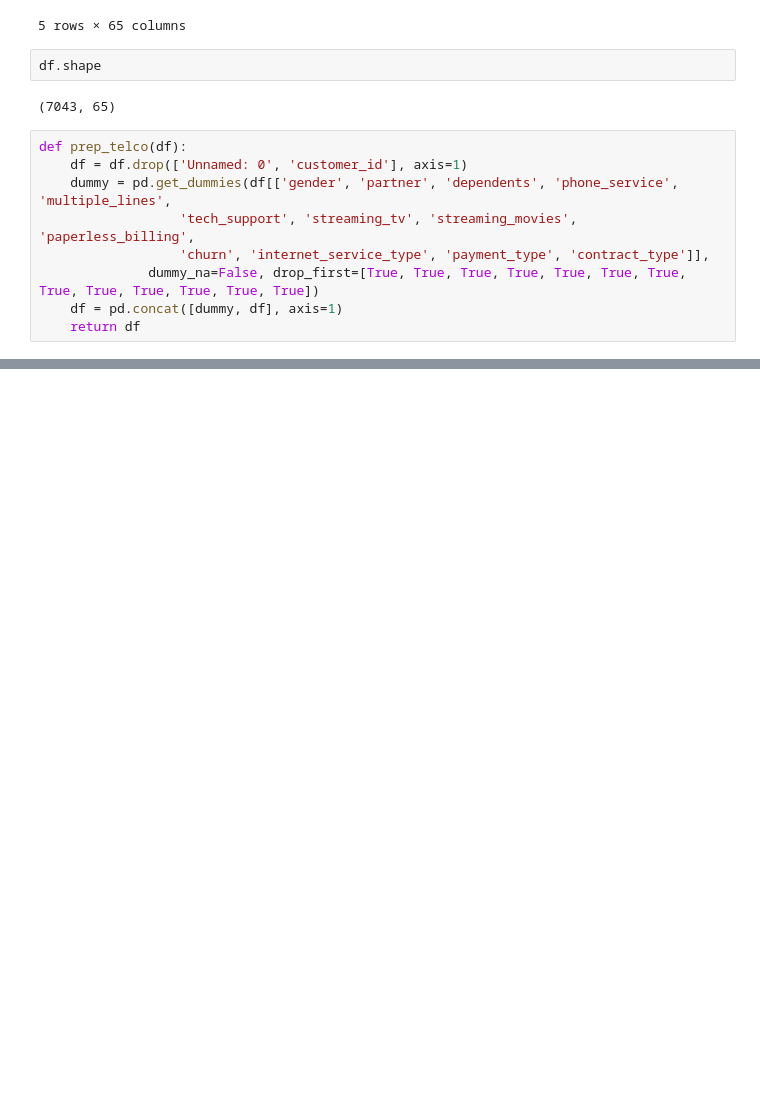
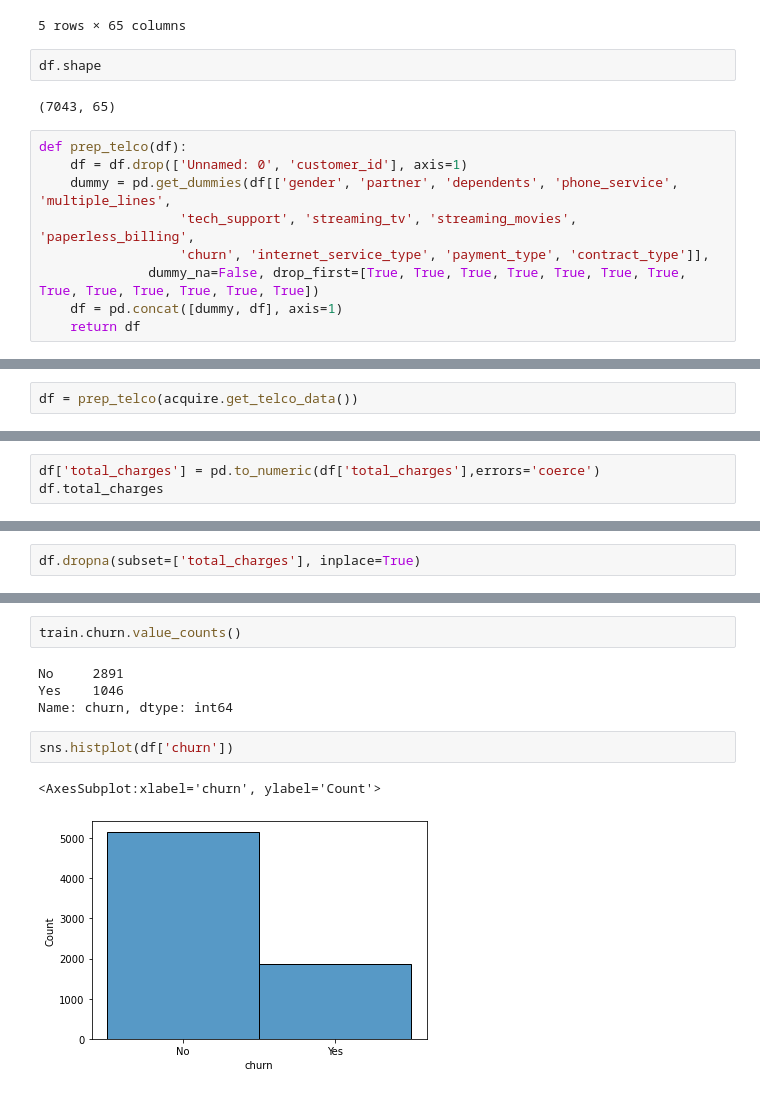
Before and after one commit to mindyshiben/classification-exercises, a Jupyter notebook: classification_exercises.ipynb, the cells around one changed output, grey strips where cells are left out. Drawn from its saved outputs; the diff is of its cells as text; blank space fills up the shorter version.

```diff
--- a/classification_exercises.ipynb
+++ b/classification_exercises.ipynb
@@ -609,0 +629,2 @@ def prep_telco(df):
+# %%
+df = prep_telco(acquire.get_telco_data())
@@ -609,0 +704,3 @@ def prep_telco(df):
+# %%
+df['total_charges'] = pd.to_numeric(df['total_charges'],errors='coerce')
+df.total_charges
@@ -609,0 +779,2 @@ def prep_telco(df):
+# %%
+df.dropna(subset=['total_charges'], inplace=True)
@@ -609,0 +828,11 @@ def prep_telco(df):
+# %%
+train.churn.value_counts()
+# %% [output]
+No     2891
+Yes    1046
+Name: churn, dtype: int64
+# %%
+sns.histplot(df['churn'])
+# %% [output]
+<AxesSubplot:xlabel='churn', ylabel='Count'>
+[figure, added]
```
Also changed, not shown: parts of 29 cells of this notebook.
